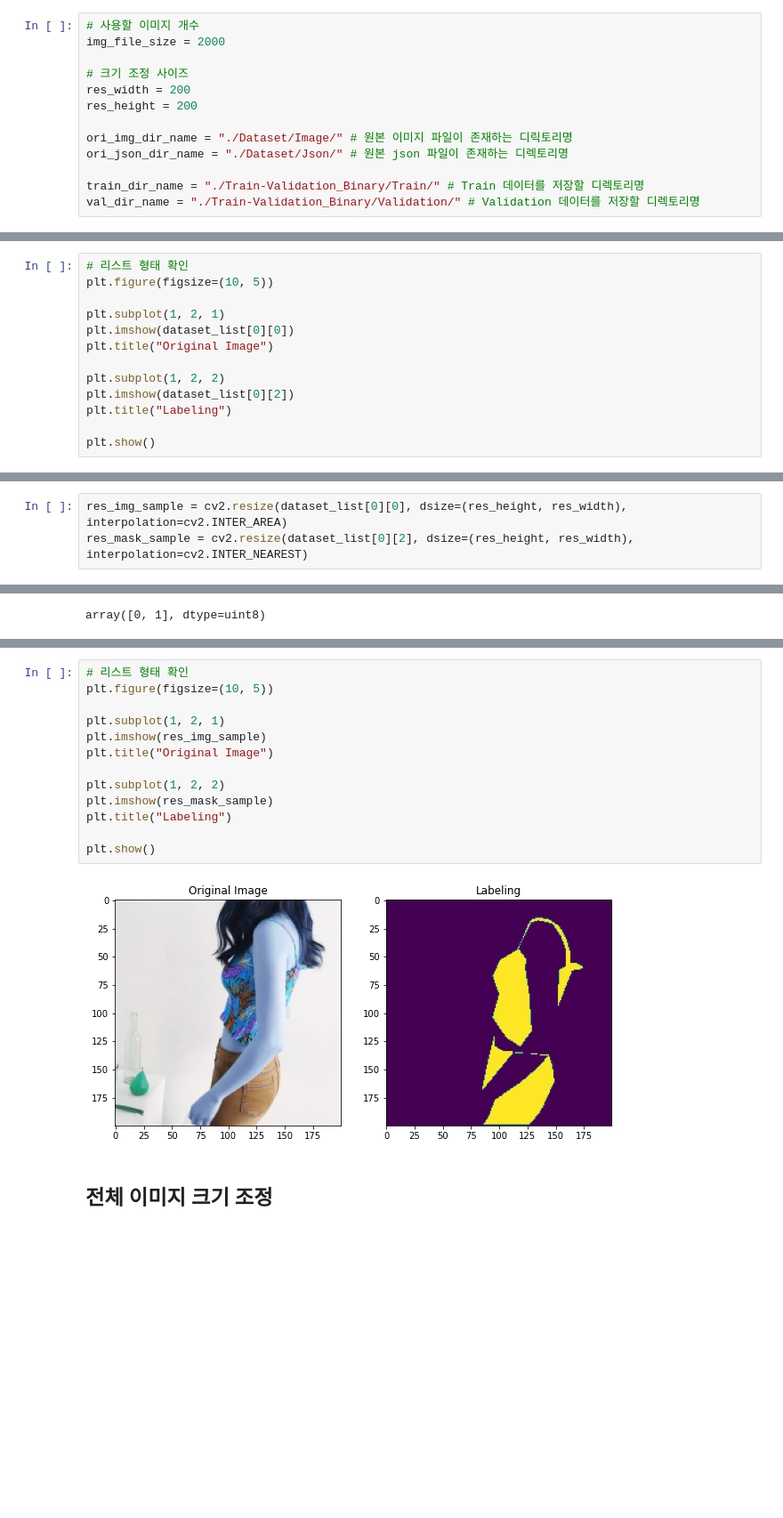
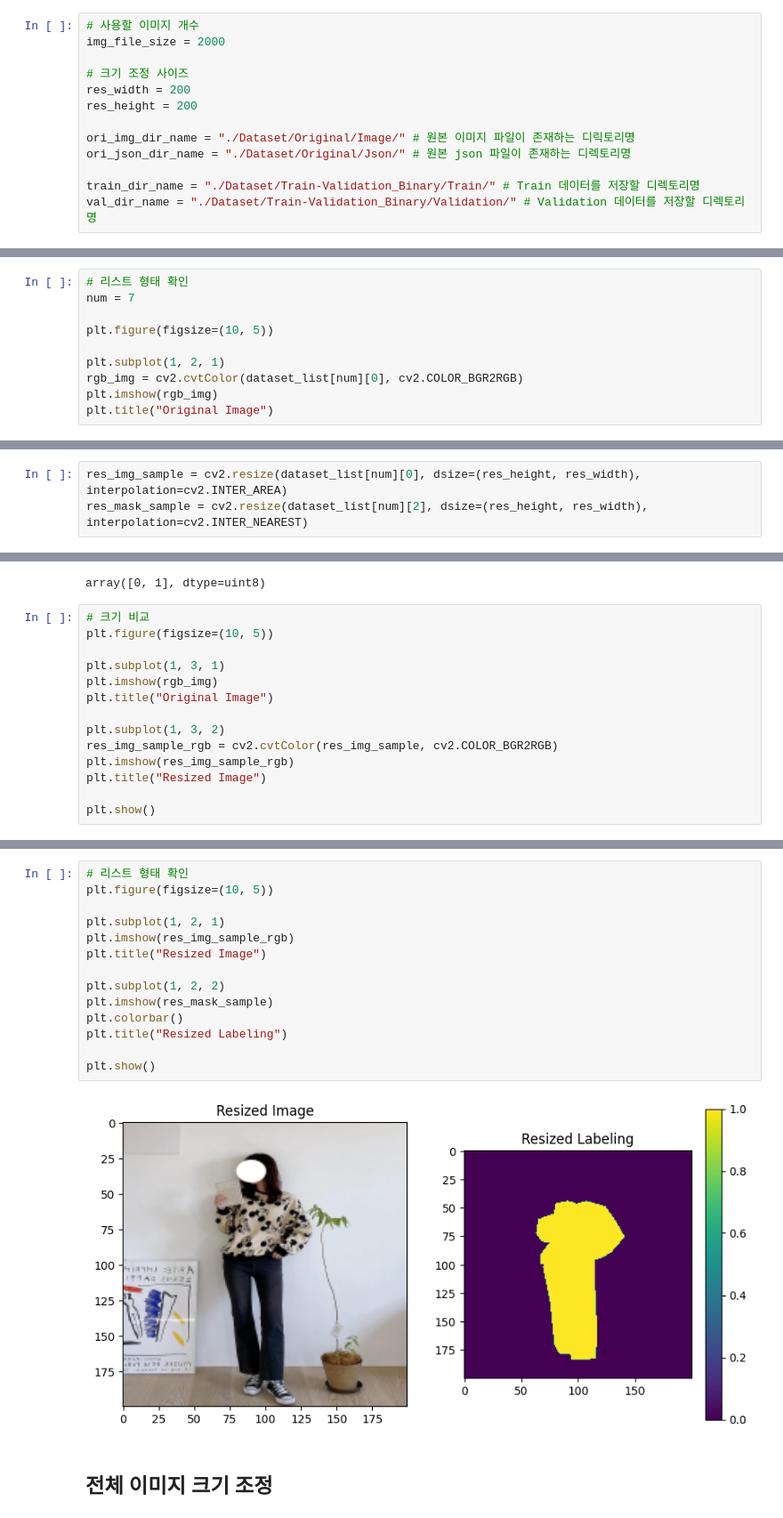
Before and after one commit to guswns7452/Perst, a Jupyter notebook: machineLearning/01_Cloth Detection Model/01-04_Binary Train-Test Split, Image Resize.ipynb, the cells around one changed output, grey strips where cells are left out. Shown: that part at 89% size. Drawn from its saved outputs; the diff is of its cells as text; blank space fills up the shorter version.

```diff
--- a/machineLearning/01_Cloth Detection Model/01-04_Binary Train-Test Split, Image Resize.ipynb
+++ b/machineLearning/01_Cloth Detection Model/01-04_Binary Train-Test Split, Image Resize.ipynb
@@ -26,11 +33,11 @@ img_file_size = 2000
 res_width = 200
 res_height = 200
 
-ori_img_dir_name = "./Dataset/Image/" # 원본 이미지 파일이 존재하는 디릭토리명
-ori_json_dir_name = "./Dataset/Json/" # 원본 json 파일이 존재하는 디렉토리명
+ori_img_dir_name = "./Dataset/Original/Image/" # 원본 이미지 파일이 존재하는 디릭토리명
+ori_json_dir_name = "./Dataset/Original/Json/" # 원본 json 파일이 존재하는 디렉토리명
 
-train_dir_name = "./Train-Validation_Binary/Train/" # Train 데이터를 저장할 디렉토리명
-val_dir_name = "./Train-Validation_Binary/Validation/" # Validation 데이터를 저장할 디렉토리명
+train_dir_name = "./Dataset/Train-Validation_Binary/Train/" # Train 데이터를 저장할 디렉토리명
+val_dir_name = "./Dataset/Train-Validation_Binary/Validation/" # Validation 데이터를 저장할 디렉토리명
 # %% [markdown]
 # 데이터 불러오기
 # %%
@@ -137,15 +144,12 @@ print("Complete")
 Complete
 # %%
 # 리스트 형태 확인
+num = 7
+
 plt.figure(figsize=(10, 5))
 
 plt.subplot(1, 2, 1)
-plt.imshow(dataset_list[0][0])
+rgb_img = cv2.cvtColor(dataset_list[num][0], cv2.COLOR_BGR2RGB)
+plt.imshow(rgb_img)
 plt.title("Original Image")
-
-plt.subplot(1, 2, 2)
-plt.imshow(dataset_list[0][2])
-plt.title("Labeling")
-
-plt.show()
 # %% [output]
@@ -155,9 +159,23 @@ plt.show()
 # %% [markdown]
 ## 조정 후 이미지 출력 테스트
 # %%
-res_img_sample = cv2.resize(dataset_list[0][0], dsize=(res_height, res_width), interpolation=cv2.INTER_AREA)
-res_mask_sample = cv2.resize(dataset_list[0][2], dsize=(res_height, res_width), interpolation=cv2.INTER_NEAREST)
+res_img_sample = cv2.resize(dataset_list[num][0], dsize=(res_height, res_width), interpolation=cv2.INTER_AREA)
+res_mask_sample = cv2.resize(dataset_list[num][2], dsize=(res_height, res_width), interpolation=cv2.INTER_NEAREST)
 # %%
 np.unique(res_mask_sample)
 # %% [output]
 array([0, 1], dtype=uint8)
+# %%
+# 크기 비교
+plt.figure(figsize=(10, 5))
+
+plt.subplot(1, 3, 1)
+plt.imshow(rgb_img)
+plt.title("Original Image")
+
+plt.subplot(1, 3, 2)
+res_img_sample_rgb = cv2.cvtColor(res_img_sample, cv2.COLOR_BGR2RGB)
+plt.imshow(res_img_sample_rgb)
+plt.title("Resized Image")
+
+plt.show()
@@ -164,18 +184,19 @@ array([0, 1], dtype=uint8)
 # %%
 # 리스트 형태 확인
 plt.figure(figsize=(10, 5))
 
 plt.subplot(1, 2, 1)
-plt.imshow(res_img_sample)
-plt.title("Original Image")
+plt.imshow(res_img_sample_rgb)
+plt.title("Resized Image")
 
 plt.subplot(1, 2, 2)
 plt.imshow(res_mask_sample)
-plt.title("Labeling")
+plt.colorbar()
+plt.title("Resized Labeling")
 
 plt.show()
 # %% [output]
-[figure, old version]
+[figure, new version]
 # %% [markdown]
 ## 전체 이미지 크기 조정
 # %%
```
Also changed, not shown: parts of 4 cells of this notebook, 6 other files.
